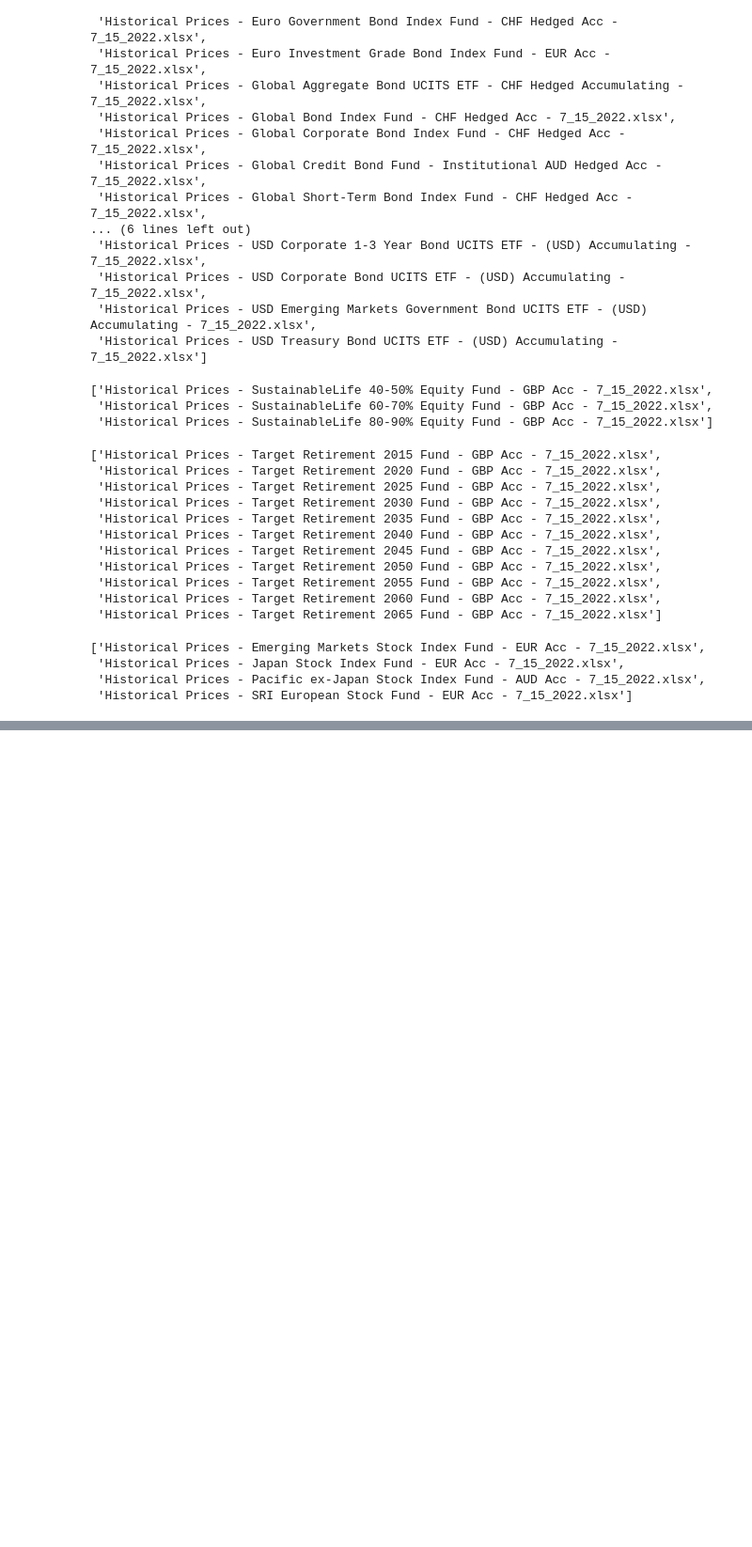
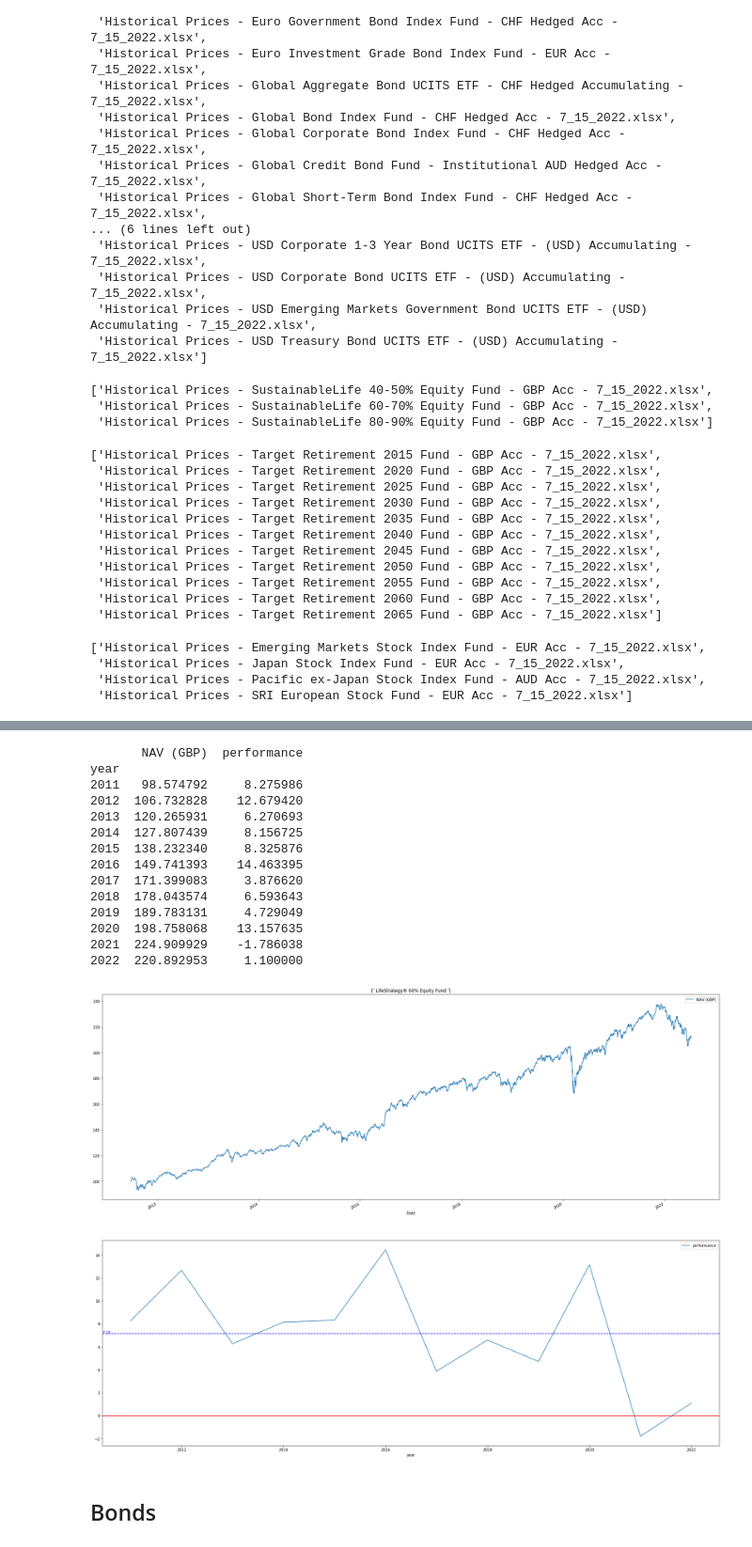
Before and after one commit to weronikazak/Intrinsic_Value, a Jupyter notebook: Vanguard/Graphs.ipynb, the cells around one changed output, grey strips where cells are left out. Shown at 94% size. Cells and saved outputs as stored; diff of their text form; code cells hidden in the pictures; blank space fills up the shorter version.

```diff
--- a/Vanguard/Graphs.ipynb
+++ b/Vanguard/Graphs.ipynb
@@ -154,0 +178,18 @@ def prepare_df(df):
+# %%
+show(URL + lifestrategy[3])
+# %% [output]
+       NAV (GBP)  performance
+year
+2011   98.574792     8.275986
+2012  106.732828    12.679420
+2013  120.265931     6.270693
+2014  127.807439     8.156725
+2015  138.232340     8.325876
+2016  149.741393    14.463395
+2017  171.399083     3.876620
+2018  178.043574     6.593643
+2019  189.783131     4.729049
+2020  198.758068    13.157635
+2021  224.909929    -1.786038
+2022  220.892953     1.100000
+[figure, added]
@@ -154,0 +199,2 @@ def prepare_df(df):
+# %% [markdown]
+## Bonds
```
Also changed, not shown: parts of 9 cells of this notebook.
